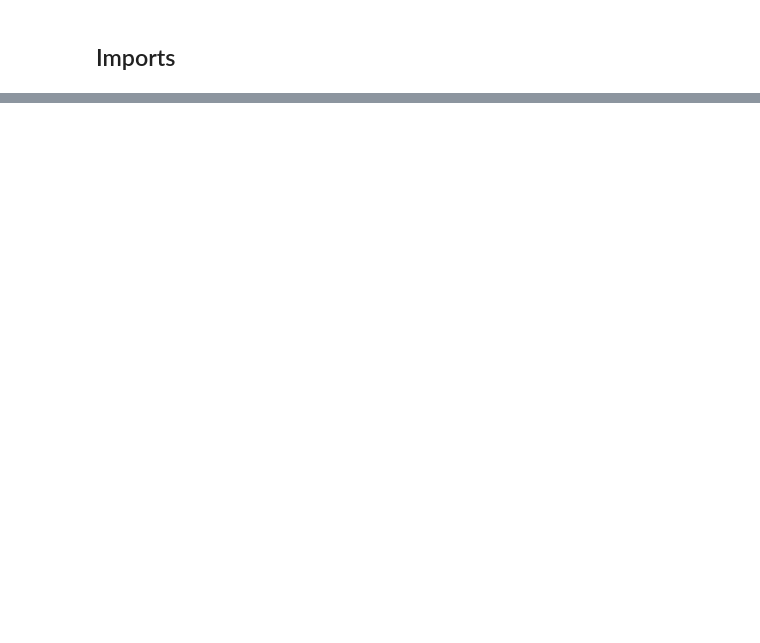
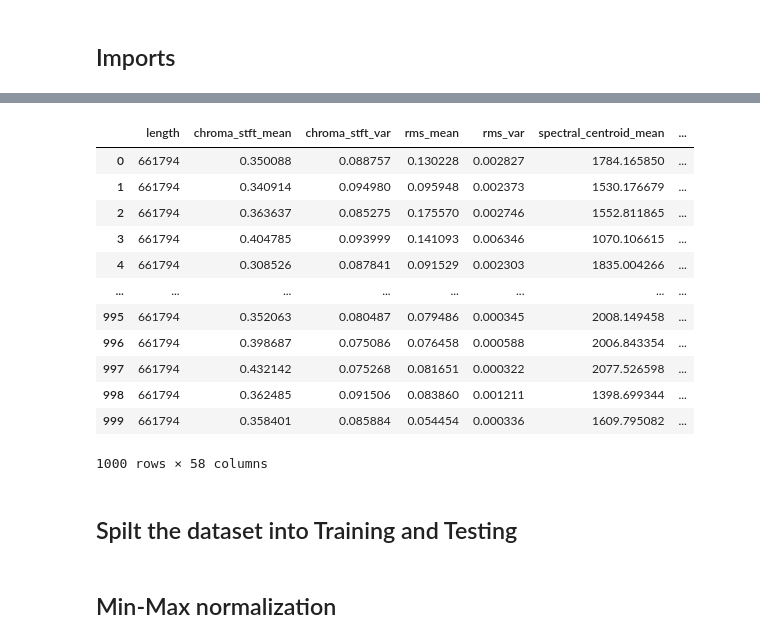
Before and after one commit to likhith-ts/Music-Genre-Classification-using-KNN, a Jupyter notebook: KNNmodel.ipynb, the cells around one changed output, grey strips where cells are left out. Drawn from its saved outputs; the diff is of its cells as text; code cells hidden in the pictures; blank space fills up the shorter version.

```diff
--- a/KNNmodel.ipynb
+++ b/KNNmodel.ipynb
@@ -40,0 +78,3 @@ librosa.display.waveshow(y=pitch,sr=frequency,color="red")
+# %%
+df['label']=df['label'].astype('category')
+df['class_label']=df['label'].cat.codes
@@ -40,0 +101,19 @@ librosa.display.waveshow(y=pitch,sr=frequency,color="red")
+# %%
+df.iloc[:,1:59] # Features that are required for training
+# the audio file name is not a feature for training process
+# %% [output]
+|  | length | chroma_stft_mean | chroma_stft_var | rms_mean | rms_var | spectral_centroid_mean | ... |
+| 0 | 661794 | 0.350088 | 0.088757 | 0.130228 | 0.002827 | 1784.165850 | ... |
+| 1 | 661794 | 0.340914 | 0.094980 | 0.095948 | 0.002373 | 1530.176679 | ... |
+| 2 | 661794 | 0.363637 | 0.085275 | 0.175570 | 0.002746 | 1552.811865 | ... |
+| 3 | 661794 | 0.404785 | 0.093999 | 0.141093 | 0.006346 | 1070.106615 | ... |
+| 4 | 661794 | 0.308526 | 0.087841 | 0.091529 | 0.002303 | 1835.004266 | ... |
+| ... | ... | ... | ... | ... | ... | ... | ... |
+| 995 | 661794 | 0.352063 | 0.080487 | 0.079486 | 0.000345 | 2008.149458 | ... |
+| 996 | 661794 | 0.398687 | 0.075086 | 0.076458 | 0.000588 | 2006.843354 | ... |
+| 997 | 661794 | 0.432142 | 0.075268 | 0.081651 | 0.000322 | 2077.526598 | ... |
+| 998 | 661794 | 0.362485 | 0.091506 | 0.083860 | 0.001211 | 1398.699344 | ... |
+| 999 | 661794 | 0.358401 | 0.085884 | 0.054454 | 0.000336 | 1609.795082 | ... |
+1000 rows × 58 columns
+# %% [markdown]
+## Spilt the dataset into Training and Testing
@@ -40,0 +124,2 @@ librosa.display.waveshow(y=pitch,sr=frequency,color="red")
+# %% [markdown]
+## Min-Max normalization
```
Also changed, not shown: parts of 14 cells of this notebook.
